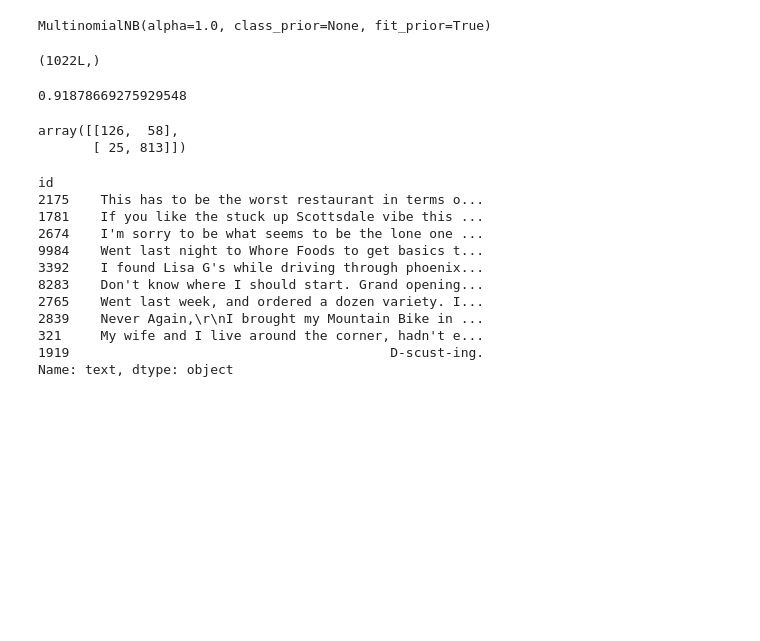
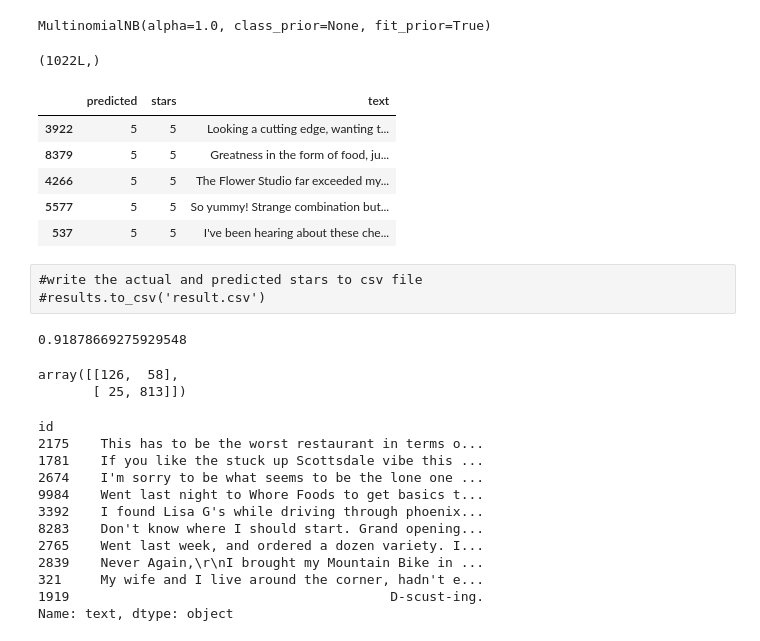
Before and after one commit to arunprasadlv/MLText, a Jupyter notebook: notebooks/01_yelp_homework.ipynb, the cells around one changed output. Saved outputs shown, nothing was run; the diff lists cells and outputs as text; code cells hidden in the pictures; blank space fills up the shorter version.

Commit message:
modified:   01_yelp_homework.ipynb 	modified:   result.csv

```diff
--- a/notebooks/01_yelp_homework.ipynb
+++ b/notebooks/01_yelp_homework.ipynb
@@ -142,7 +156,17 @@ y_pred_class.shape
 (1022L,)
 # %%
 results = pd.DataFrame({'text':X_test, 'stars':y_test, 'predicted':y_pred_class})
-results.to_csv('result.csv')
+results.head(5)
+# %% [output]
+|  | predicted | stars | text |
+| 3922 | 5 | 5 | Looking a cutting edge, wanting t... |
+| 8379 | 5 | 5 | Greatness in the form of food, ju... |
+| 4266 | 5 | 5 | The Flower Studio far exceeded my... |
+| 5577 | 5 | 5 | So yummy! Strange combination but... |
+| 537 | 5 | 5 | I've been hearing about these che... |
+# %% [raw]
+#write the actual and predicted stars to csv file
+#results.to_csv('result.csv')
 # %%
 # calculate accuracy of class predictions
 from sklearn import metrics
```
Also changed, not shown: parts of 39 cells of this notebook, 5 other files.
